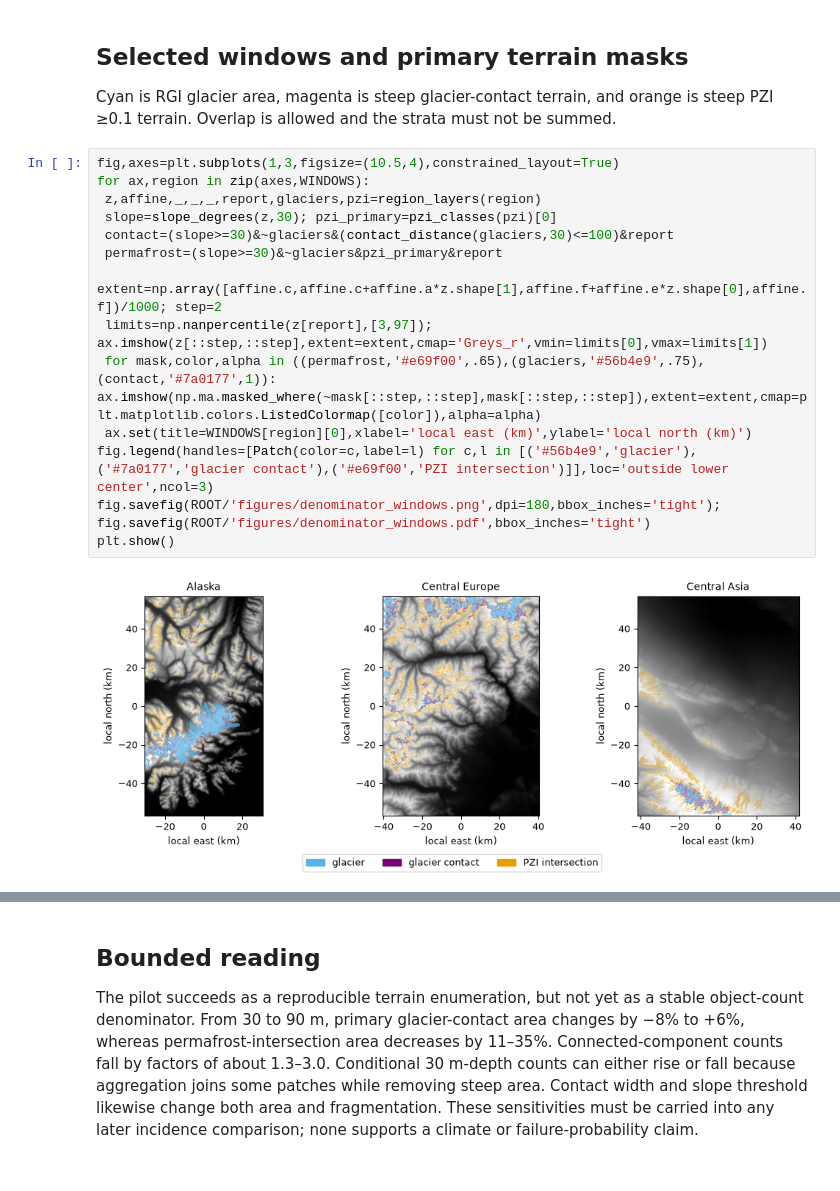
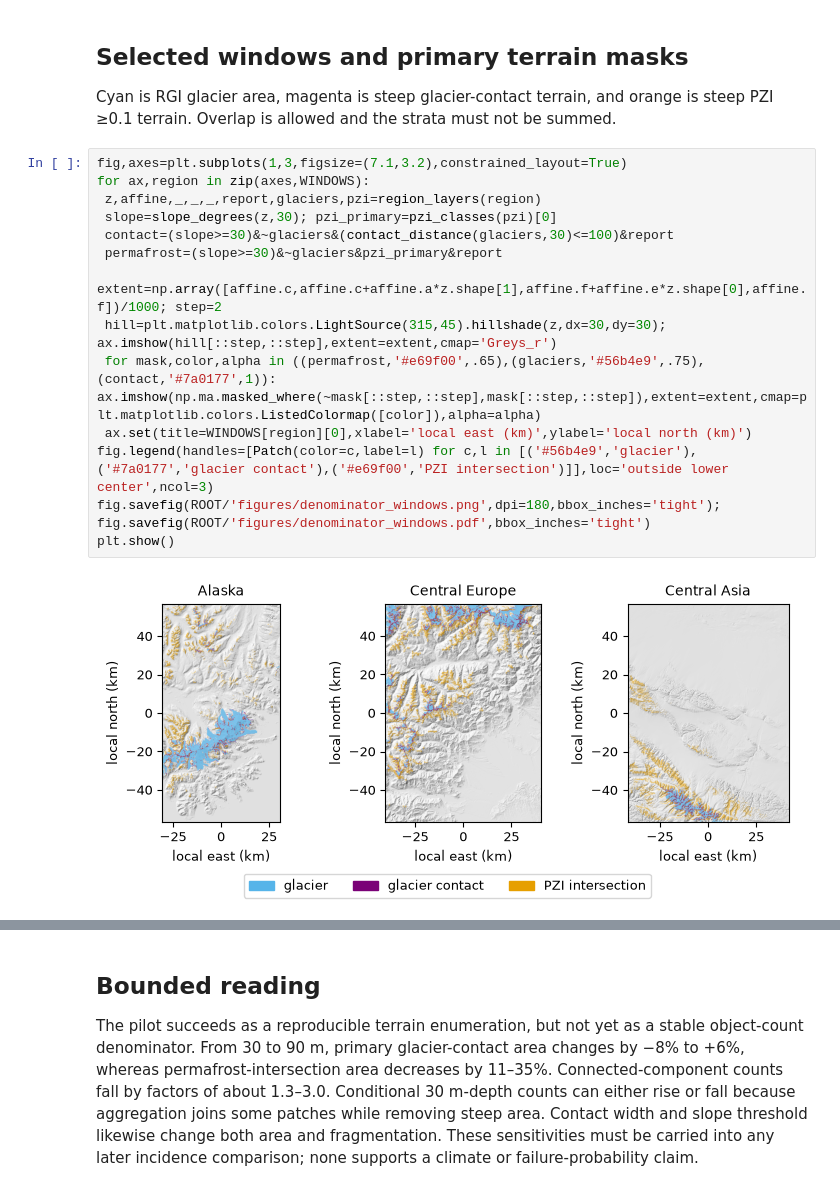
Before and after one commit to bradlipovsky/mass-movements, a Jupyter notebook: notebooks/denominator_pilot.ipynb, the cells around one changed output, grey strips where cells are left out. Cells and saved outputs as stored; diff of their text form.

```diff
--- a/notebooks/denominator_pilot.ipynb
+++ b/notebooks/denominator_pilot.ipynb
@@ -53,20 +82,20 @@ display(resolution[['region_name','stratum','resolution_m','object_count','area_
 
 Cyan is RGI glacier area, magenta is steep glacier-contact terrain, and orange is steep PZI ≥0.1 terrain. Overlap is allowed and the strata must not be summed.
 # %%
-fig,axes=plt.subplots(1,3,figsize=(10.5,4),constrained_layout=True)
+fig,axes=plt.subplots(1,3,figsize=(7.1,3.2),constrained_layout=True)
 for ax,region in zip(axes,WINDOWS):
  z,affine,_,_,_,report,glaciers,pzi=region_layers(region)
  slope=slope_degrees(z,30); pzi_primary=pzi_classes(pzi)[0]
  contact=(slope>=30)&~glaciers&(contact_distance(glaciers,30)<=100)&report
  permafrost=(slope>=30)&~glaciers&pzi_primary&report
  extent=np.array([affine.c,affine.c+affine.a*z.shape[1],affine.f+affine.e*z.shape[0],affine.f])/1000; step=2
- limits=np.nanpercentile(z[report],[3,97]); ax.imshow(z[::step,::step],extent=extent,cmap='Greys_r',vmin=limits[0],vmax=limits[1])
+ hill=plt.matplotlib.colors.LightSource(315,45).hillshade(z,dx=30,dy=30); ax.imshow(hill[::step,::step],extent=extent,cmap='Greys_r')
  for mask,color,alpha in ((permafrost,'#e69f00',.65),(glaciers,'#56b4e9',.75),(contact,'#7a0177',1)): ax.imshow(np.ma.masked_where(~mask[::step,::step],mask[::step,::step]),extent=extent,cmap=plt.matplotlib.colors.ListedColormap([color]),alpha=alpha)
  ax.set(title=WINDOWS[region][0],xlabel='local east (km)',ylabel='local north (km)')
 fig.legend(handles=[Patch(color=c,label=l) for c,l in [('#56b4e9','glacier'),('#7a0177','glacier contact'),('#e69f00','PZI intersection')]],loc='outside lower center',ncol=3)
 fig.savefig(ROOT/'figures/denominator_windows.png',dpi=180,bbox_inches='tight'); fig.savefig(ROOT/'figures/denominator_windows.pdf',bbox_inches='tight')
 plt.show()
 # %% [output]
-[figure, old version]
+[figure, new version]
 # %%
 labels={'glacier':'glacier','glacier_contact':'glacier contact','permafrost':'PZI intersection'}
```
Also changed, not shown: parts of 2 cells of this notebook, 17 other files.
